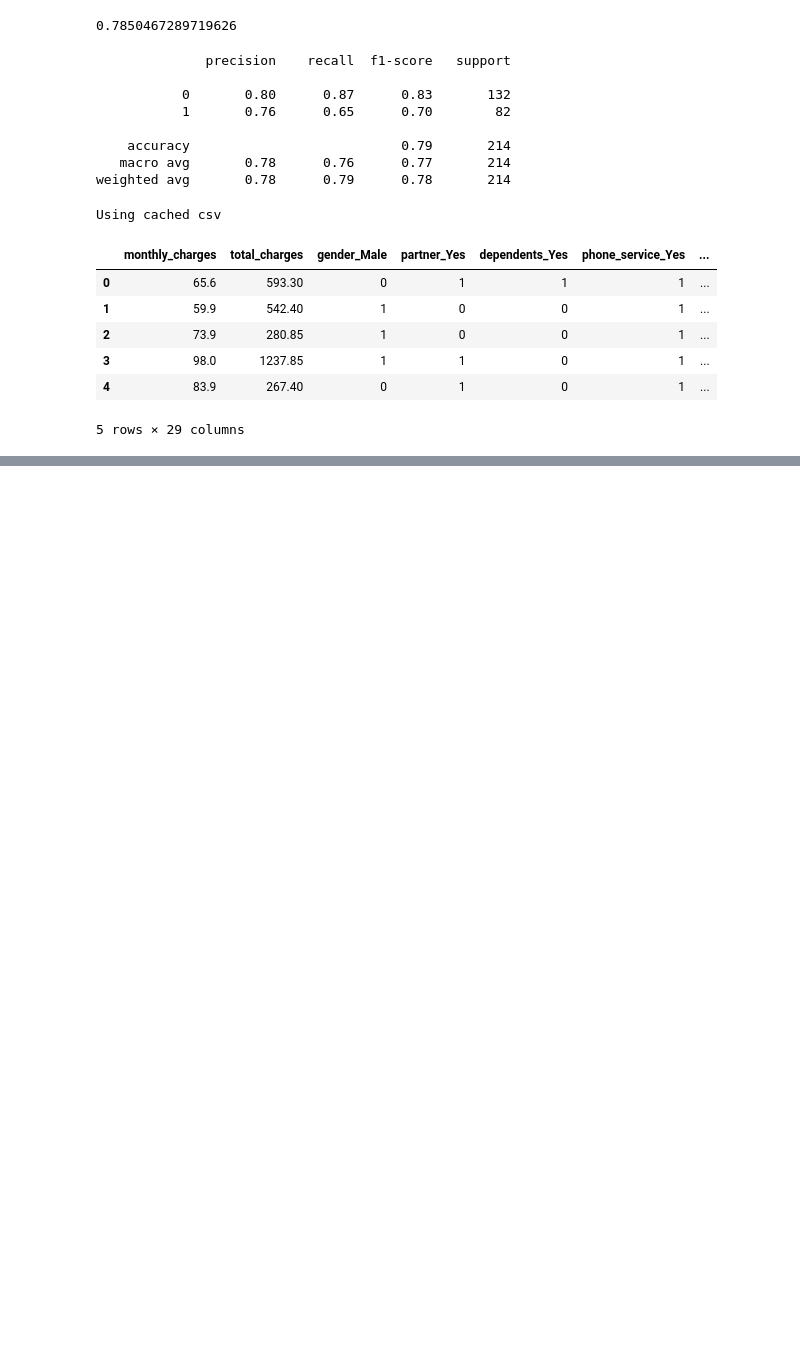
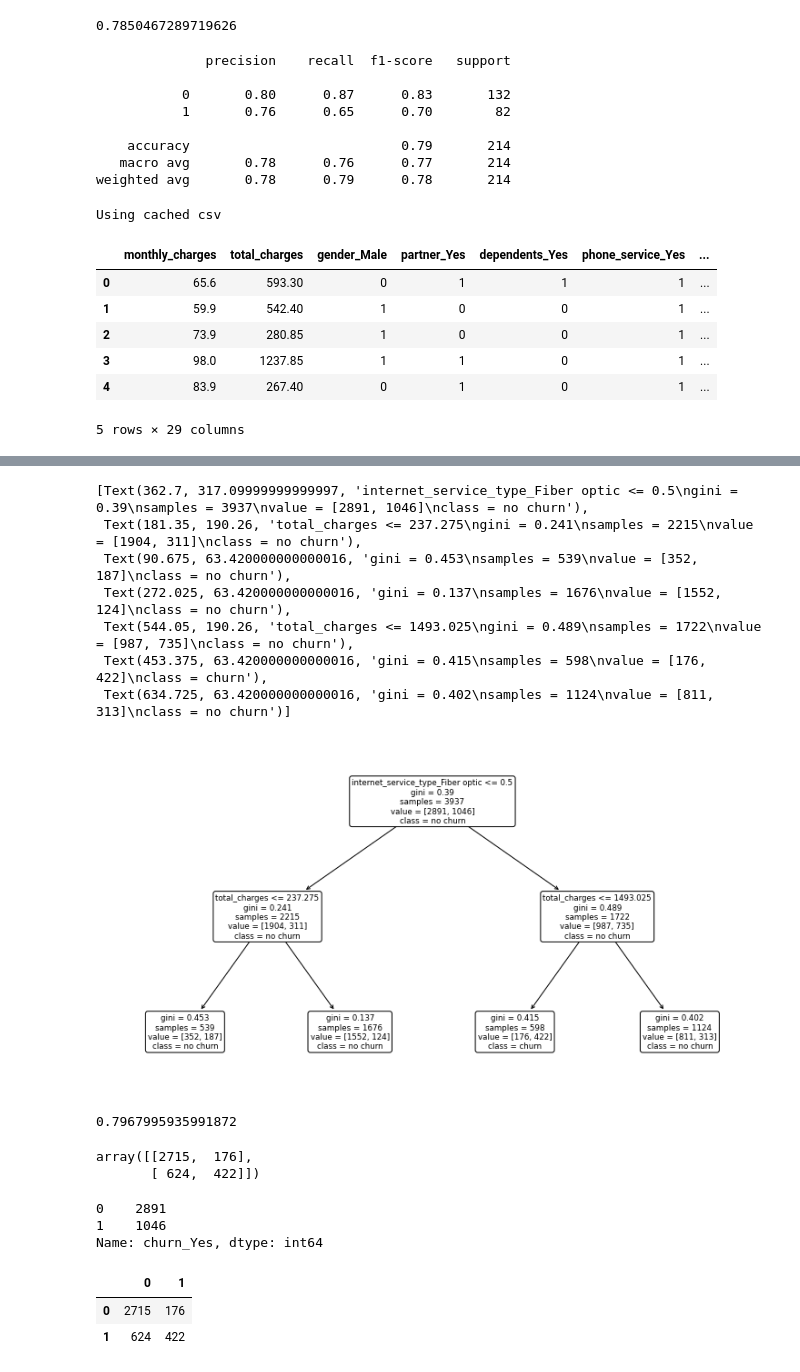
Before and after one commit to watermanbrandyn/classification-exercises, a Jupyter notebook: model.ipynb, the cells around one changed output, grey strips where cells are left out. Cells and saved outputs as stored; diff of their text form; code cells hidden in the pictures; blank space fills up the shorter version.

```diff
--- a/model.ipynb
+++ b/model.ipynb
@@ -285,0 +381,16 @@ train.shape, validate.shape, test.shape
+# %%
+clf = DecisionTreeClassifier(max_depth = 2, random_state=123)
+# %%
+clf = clf.fit(x_train, y_train)
+# %%
+plt.figure(figsize=(13,7))
+plot_tree(clf, feature_names = x_train.columns, class_names=['no churn', 'churn'], rounded = True)
+# %% [output]
+[Text(362.7, 317.09999999999997, 'internet_service_type_Fiber optic <= 0.5\ngini = 0.39\nsamples = 3937\nvalue = [2891, 1046]\nclass = no churn'),
+ Text(181.35, 190.26, 'total_charges <= 237.275\ngini = 0.241\nsamples = 2215\nvalue = [1904, 311]\nclass = no churn'),
+ Text(90.675, 63.420000000000016, 'gini = 0.453\nsamples = 539\nvalue = [352, 187]\nclass = no churn'),
+ Text(272.025, 63.420000000000016, 'gini = 0.137\nsamples = 1676\nvalue = [1552, 124]\nclass = no churn'),
+ Text(544.05, 190.26, 'total_charges <= 1493.025\ngini = 0.489\nsamples = 1722\nvalue = [987, 735]\nclass = no churn'),
+ Text(453.375, 63.420000000000016, 'gini = 0.415\nsamples = 598\nvalue = [176, 422]\nclass = churn'),
+ Text(634.725, 63.420000000000016, 'gini = 0.402\nsamples = 1124\nvalue = [811, 313]\nclass = no churn')]
+[figure, added]
@@ -285,0 +399,21 @@ train.shape, validate.shape, test.shape
+# %%
+clf.score(x_train, y_train)
+# %% [output]
+0.7967995935991872
+# %%
+confusion_matrix(y_train, y_pred)
+# %% [output]
+array([[2715,  176],
+       [ 624,  422]])
+# %%
+y_train.value_counts()
+# %% [output]
+0    2891
+1    1046
+Name: churn_Yes, dtype: int64
+# %%
+pd.DataFrame(confusion_matrix(y_train, y_pred), index=labels, columns=labels)
+# %% [output]
+|  | 0 | 1 |
+| 0 | 2715 | 176 |
+| 1 | 624 | 422 |
```
Also changed, not shown: parts of 44 cells of this notebook.
